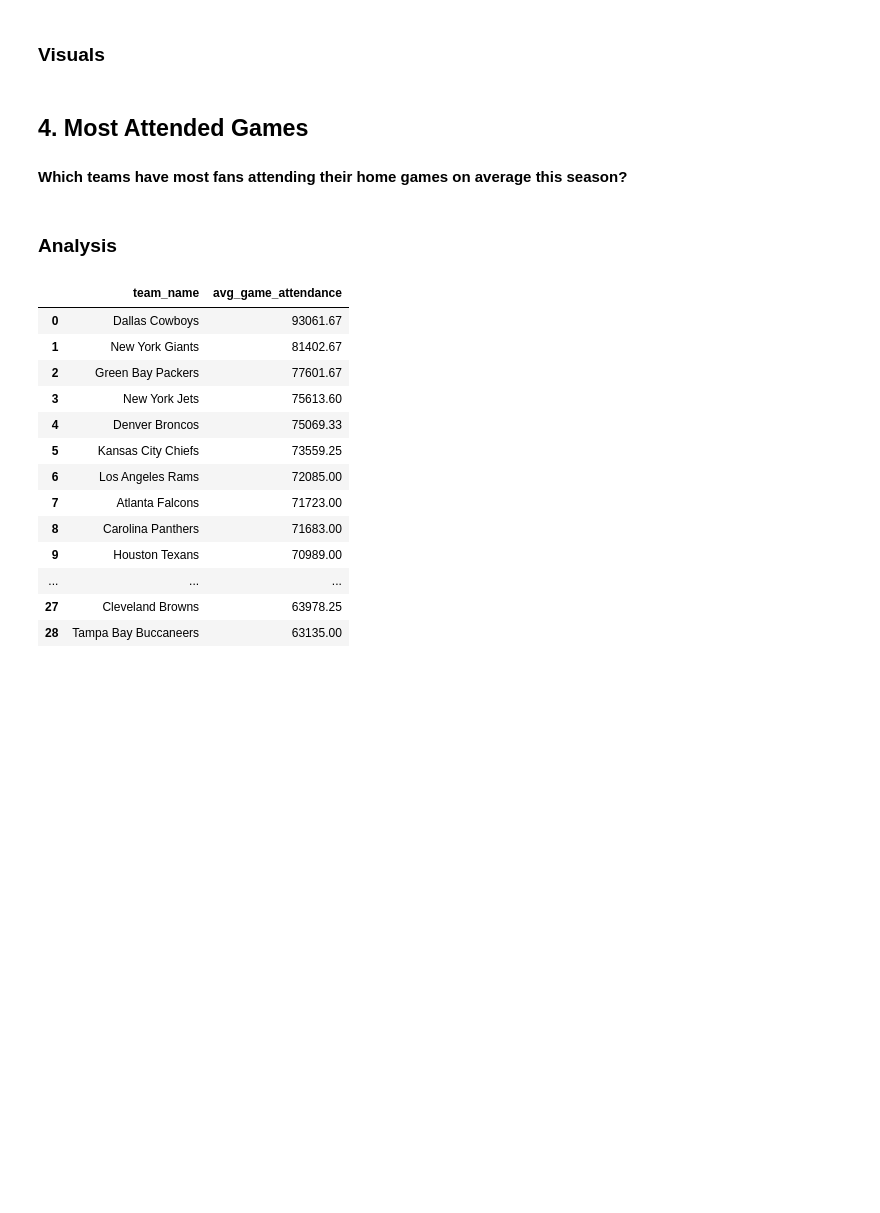
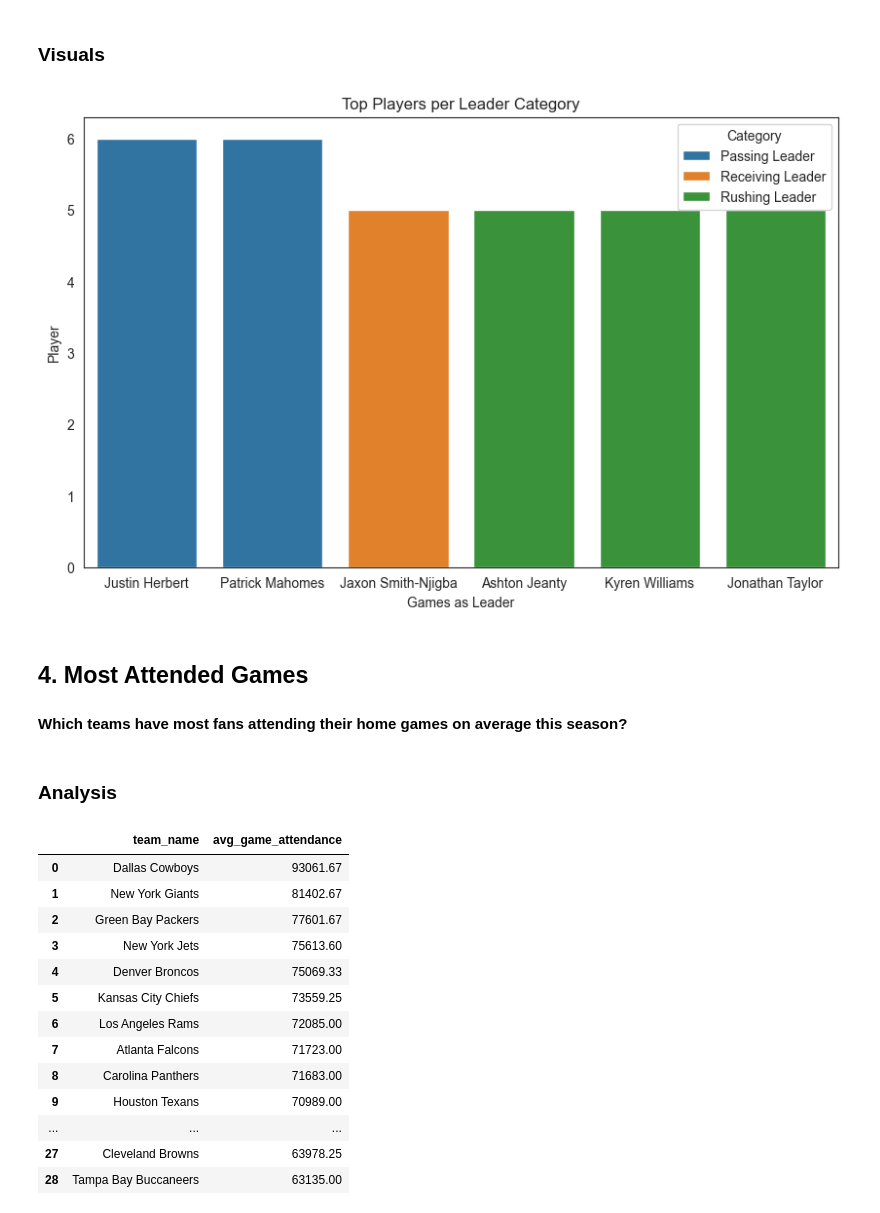
Before and after one commit to danlaratta/nfl_data_analysis, a Jupyter notebook: analysis/analysis.ipynb, the cells around one changed output. Saved outputs shown, nothing was run; the diff lists cells and outputs as text; code cells hidden in the pictures; blank space fills up the shorter version.

Commit message:
analysis update
final visual done, project mostly wrapped up

```diff
--- a/analysis/analysis.ipynb
+++ b/analysis/analysis.ipynb
@@ -151,18 +151,26 @@ plt.show()
 # %% [markdown]
 ### Analysis
 # %%
-# NOTE: May need to be changed because WR and TE are counted separately for leaders when they should both be for REC leaders
 leaders_query = """
-    SELECT player_name, position, leader_count
+    SELECT player_name, position, category_name, leader_count
     FROM (
         SELECT
             p.player_name,
             p.position,
+            l.category_name,
             COUNT(l.player_id) AS leader_count,
-            DENSE_RANK() OVER (PARTITION BY p.position ORDER BY COUNT(l.player_id) DESC) AS rnk
+            DENSE_RANK() OVER (
+                PARTITION BY l.category_name
+                ORDER BY COUNT(l.player_id) DESC
+            ) AS rnk
         FROM players AS p
-        JOIN leaders AS l ON p.player_id = l.player_id
-        GROUP BY p.position, p.player_name
+        JOIN leaders AS l
+            ON p.player_id = l.player_id
+        GROUP BY p.player_name, p.position, l.category_name
     ) ranked
-    WHERE rnk = 1;
+    WHERE rnk = 1
+    ORDER BY category_name;
 """
+
+leaders_df: pd.DataFrame = pd.read_sql(leaders_query, engine)
+leaders_df.head(10)
@@ -169,7 +185,21 @@ leaders_query = """
 # %% [markdown]
 ### Visuals
 # %%
-# grouped bar chart or faceted count plot
+plt.figure(figsize=(12,5))
+sns.barplot(
+    data=leaders_df,
+    x='player_name',
+    y='leader_count',
+    hue='category_name',
+    dodge=False  # stack players per category if needed
+)
+plt.xlabel('Games as Leader')
+plt.ylabel('Player')
+plt.title('Top Players per Leader Category')
+plt.legend(title='Category')
+plt.show()
+# %% [output]
+[figure, added]
 # %% [markdown]
 ## 4. Most Attended Games
 #### Which teams have most fans attending their home games on average this season?
```
Also changed, not shown: parts of 1 cell of this notebook.
